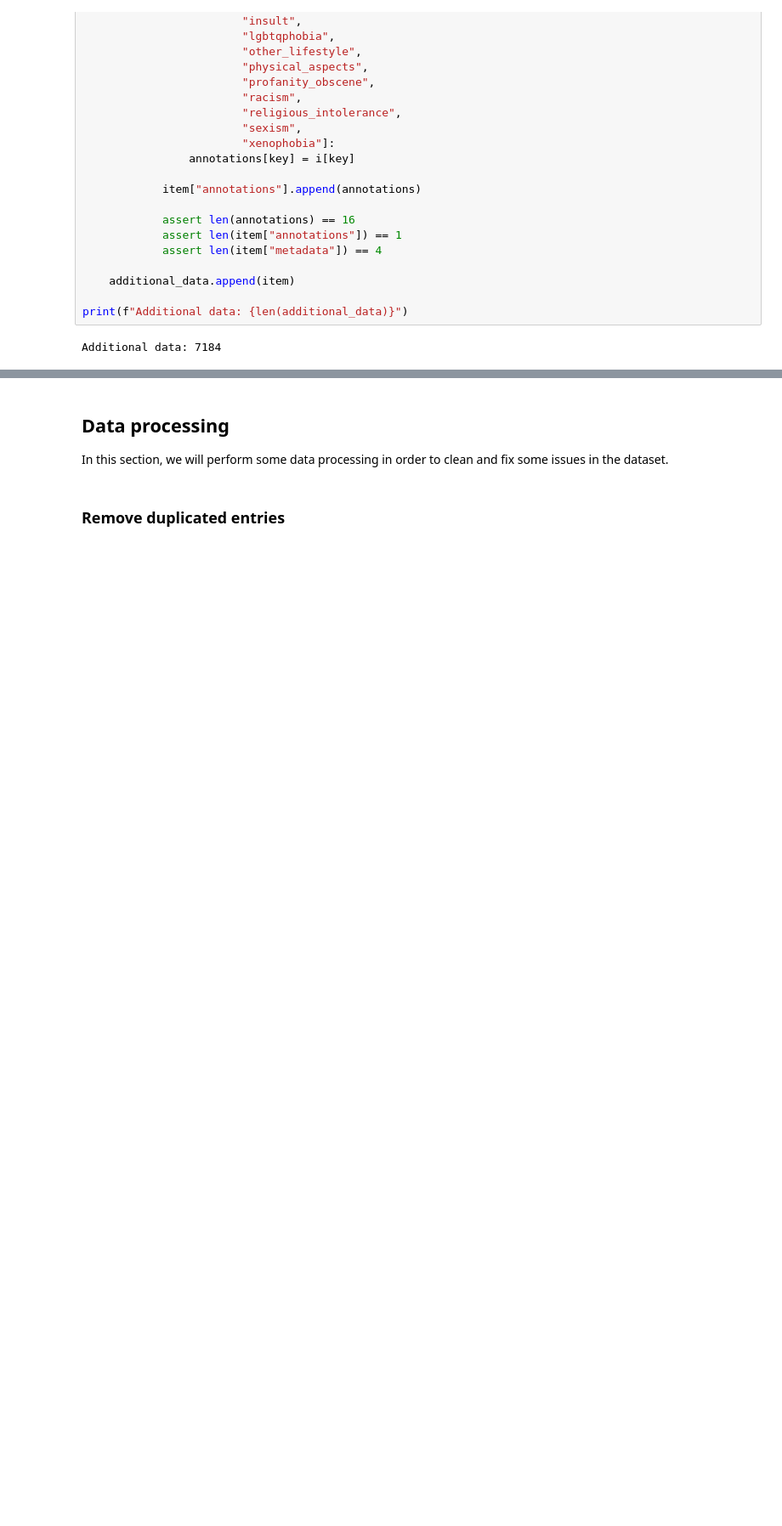
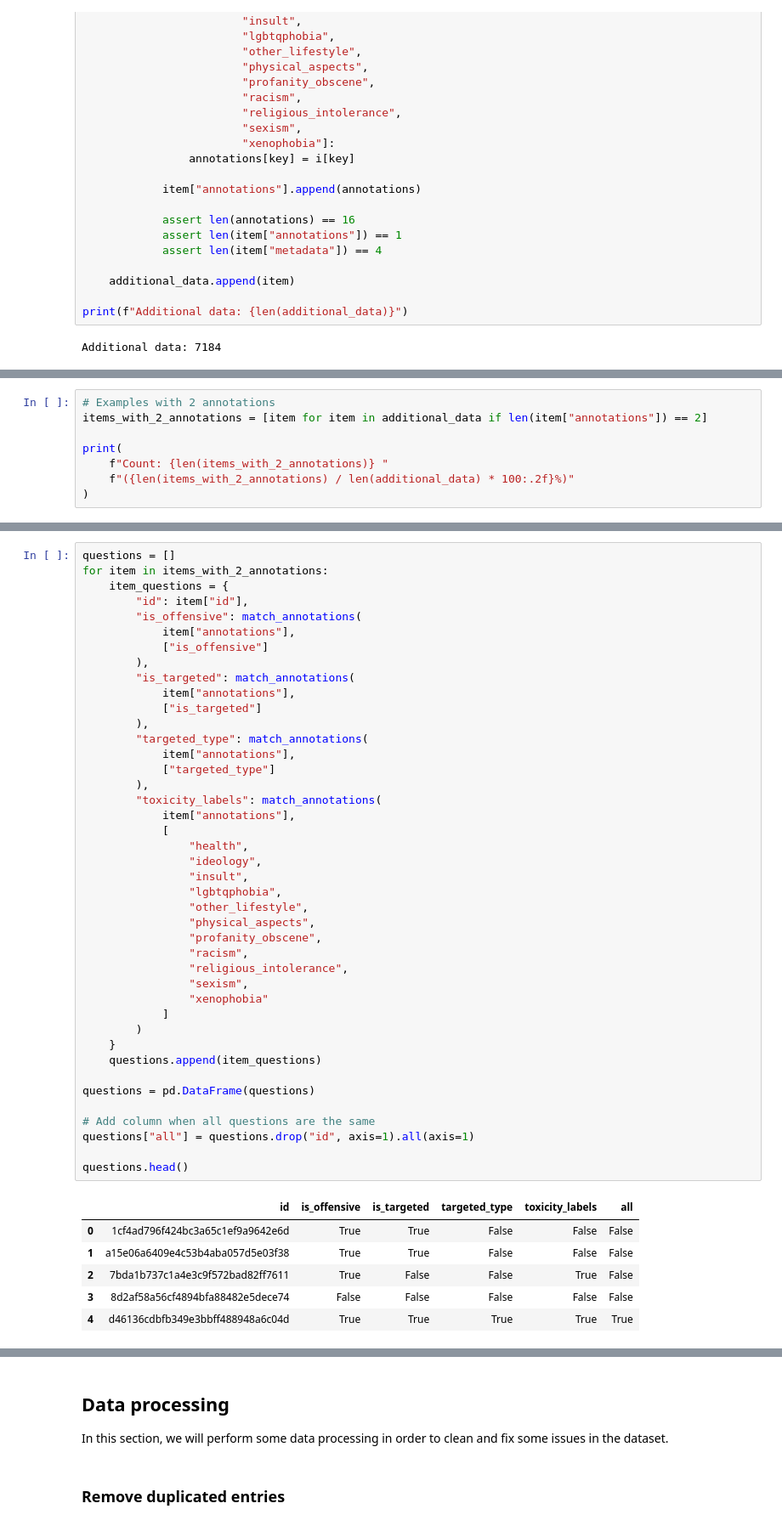
Before and after one commit to DougTrajano/olid-br, a Jupyter notebook: notebooks/processing/build_dataset.ipynb, the cells around one changed output, grey strips where cells are left out. Shown at 85% size. Drawn from its saved outputs; the diff is of its cells as text; blank space fills up the shorter version.

```diff
--- a/notebooks/processing/build_dataset.ipynb
+++ b/notebooks/processing/build_dataset.ipynb
@@ -198,0 +203,8 @@ Additional data: 7184
+# %%
+# Examples with 2 annotations
+items_with_2_annotations = [item for item in additional_data if len(item["annotations"]) == 2]
+
+print(
+    f"Count: {len(items_with_2_annotations)} "
+    f"({len(items_with_2_annotations) / len(additional_data) * 100:.2f}%)"
+)
@@ -198,0 +234,49 @@ Additional data: 7184
+# %%
+questions = []
+for item in items_with_2_annotations:
+    item_questions = {
+        "id": item["id"],
+        "is_offensive": match_annotations(
+            item["annotations"],
+            ["is_offensive"]
+        ),
+        "is_targeted": match_annotations(
+            item["annotations"],
+            ["is_targeted"]
+        ),
+        "targeted_type": match_annotations(
+            item["annotations"],
+            ["targeted_type"]
+        ),
+        "toxicity_labels": match_annotations(
+            item["annotations"],
+            [
+                "health",
+                "ideology",
+                "insult",
+                "lgbtqphobia",
+                "other_lifestyle",
+                "physical_aspects",
+                "profanity_obscene",
+                "racism",
+                "religious_intolerance",
+                "sexism",
+                "xenophobia"
+            ]
+        )
+    }
+    questions.append(item_questions)
+
+questions = pd.DataFrame(questions)
+
+# Add column when all questions are the same
+questions["all"] = questions.drop("id", axis=1).all(axis=1)
+
+questions.head()
+# %% [output]
+|  | id | is_offensive | is_targeted | targeted_type | toxicity_labels | all |
+| 0 | 1cf4ad796f424bc3a65c1ef9a9642e6d | True | True | False | False | False |
+| 1 | a15e06a6409e4c53b4aba057d5e03f38 | True | True | False | False | False |
+| 2 | 7bda1b737c1a4e3c9f572bad82ff7611 | True | False | False | True | False |
+| 3 | 8d2af58a56cf4894bfa88482e5dece74 | False | False | False | False | False |
+| 4 | d46136cdbfb349e3bbff488948a6c04d | True | True | True | True | True |
```
Also changed, not shown: parts of 49 cells of this notebook, 3 other files.
